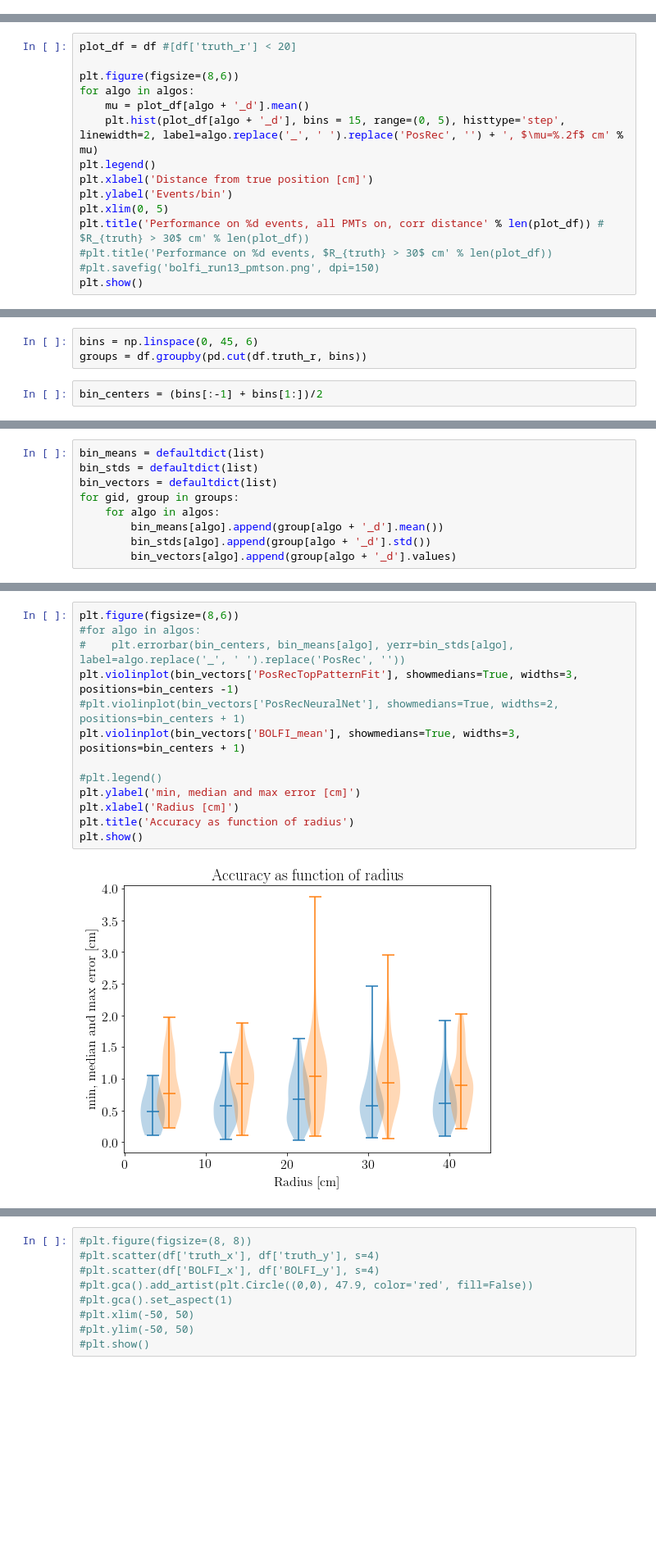
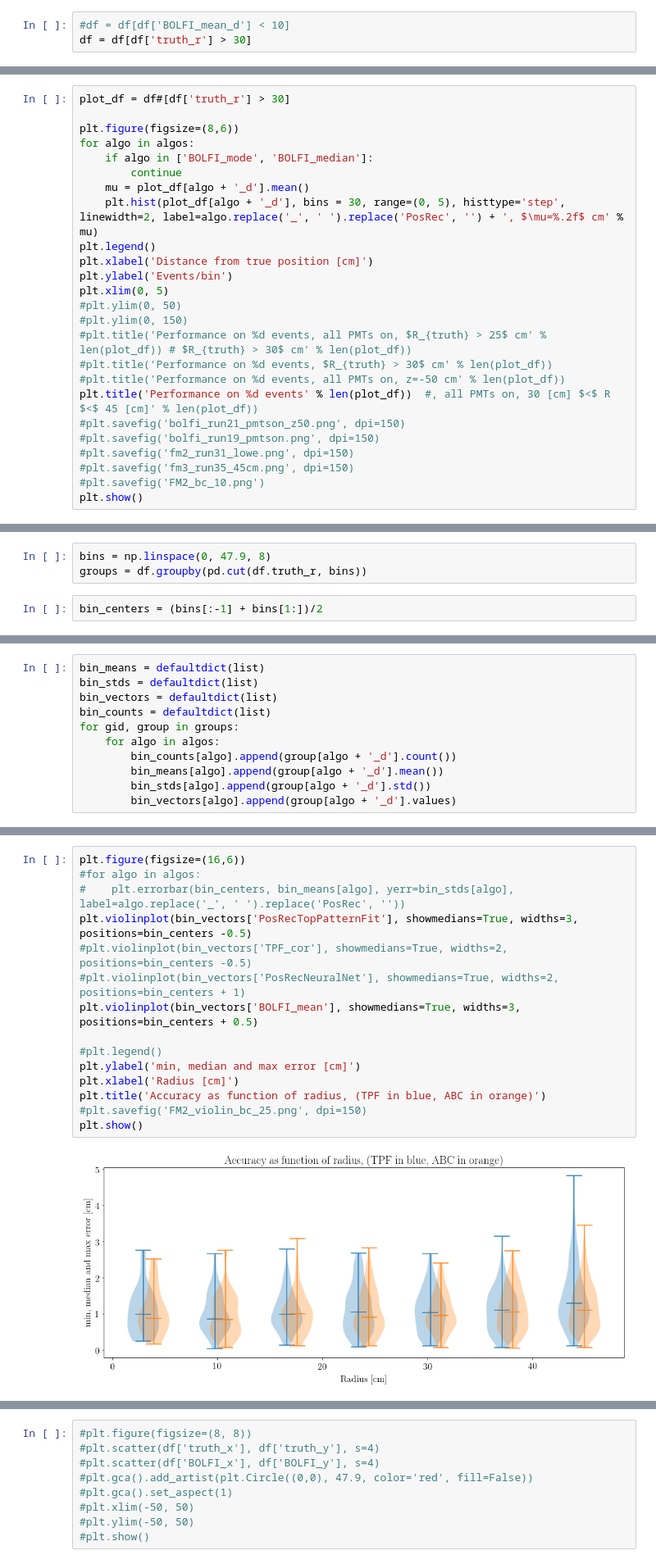
Before and after one commit to dbarg/helsinki_stockholm_collaboration, a Jupyter notebook: process_BOLFI_output.ipynb, the cells around one changed output, grey strips where cells are left out. Shown at 82% size. Saved outputs shown, nothing was run; the diff lists cells and outputs as text; blank space fills up the shorter version.

```diff
--- a/process_BOLFI_output.ipynb
+++ b/process_BOLFI_output.ipynb
@@ -75,0 +184,3 @@ PosRecNeuralNet 1.42 cm
+# %%
+#df = df[df['BOLFI_mean_d'] < 10]
+df = df[df['truth_r'] > 30]
@@ -76,16 +265,26 @@ PosRecNeuralNet 1.42 cm
 # %%
-plot_df = df #[df['truth_r'] < 20]
+plot_df = df#[df['truth_r'] > 30]
 
 plt.figure(figsize=(8,6))
 for algo in algos:
+    if algo in ['BOLFI_mode', 'BOLFI_median']:
+        continue
     mu = plot_df[algo + '_d'].mean()
-    plt.hist(plot_df[algo + '_d'], bins = 15, range=(0, 5), histtype='step', linewidth=2, label=algo.replace('_', ' ').replace('PosRec', '') + ', $\mu=%.2f$ cm' % mu)
+    plt.hist(plot_df[algo + '_d'], bins = 30, range=(0, 5), histtype='step', linewidth=2, label=algo.replace('_', ' ').replace('PosRec', '') + ', $\mu=%.2f$ cm' % mu)
 plt.legend()
 plt.xlabel('Distance from true position [cm]')
 plt.ylabel('Events/bin')
 plt.xlim(0, 5)
-plt.title('Performance on %d events, all PMTs on, corr distance' % len(plot_df)) # $R_{truth} > 30$ cm' % len(plot_df))
+#plt.ylim(0, 50)
+#plt.ylim(0, 150)
+#plt.title('Performance on %d events, all PMTs on, $R_{truth} > 25$ cm' % len(plot_df)) # $R_{truth} > 30$ cm' % len(plot_df))
 #plt.title('Performance on %d events, $R_{truth} > 30$ cm' % len(plot_df))
-#plt.savefig('bolfi_run13_pmtson.png', dpi=150)
+#plt.title('Performance on %d events, all PMTs on, z=-50 cm' % len(plot_df))
+plt.title('Performance on %d events' % len(plot_df))  #, all PMTs on, 30 [cm] $<$ R $<$ 45 [cm]' % len(plot_df))
+#plt.savefig('bolfi_run21_pmtson_z50.png', dpi=150)
+#plt.savefig('bolfi_run19_pmtson.png', dpi=150)
+#plt.savefig('fm2_run31_lowe.png', dpi=150)
+#plt.savefig('fm3_run35_45cm.png', dpi=150)
+#plt.savefig('FM2_bc_10.png')
 plt.show()
 # %% [output]
@@ -99,5 +348,5 @@ df.head()
 # %%
-bins = np.linspace(0, 45, 6)
+bins = np.linspace(0, 47.9, 8)
 groups = df.groupby(pd.cut(df.truth_r, bins))
 # %%
 bin_centers = (bins[:-1] + bins[1:])/2
@@ -105,8 +359,10 @@ bin_centers = (bins[:-1] + bins[1:])/2
 bin_means = defaultdict(list)
 bin_stds = defaultdict(list)
 bin_vectors = defaultdict(list)
+bin_counts = defaultdict(list)
 for gid, group in groups:
     for algo in algos:
+        bin_counts[algo].append(group[algo + '_d'].count())
         bin_means[algo].append(group[algo + '_d'].mean())
         bin_stds[algo].append(group[algo + '_d'].std())
         bin_vectors[algo].append(group[algo + '_d'].values)
@@ -121,15 +384,17 @@ bin_means['PosRecTopPatternFit']
 # %%
-plt.figure(figsize=(8,6))
+plt.figure(figsize=(16,6))
 #for algo in algos:
 #    plt.errorbar(bin_centers, bin_means[algo], yerr=bin_stds[algo], label=algo.replace('_', ' ').replace('PosRec', ''))
-plt.violinplot(bin_vectors['PosRecTopPatternFit'], showmedians=True, widths=3, positions=bin_centers -1)
+plt.violinplot(bin_vectors['PosRecTopPatternFit'], showmedians=True, widths=3, positions=bin_centers -0.5)
+#plt.violinplot(bin_vectors['TPF_cor'], showmedians=True, widths=2, positions=bin_centers -0.5)
 #plt.violinplot(bin_vectors['PosRecNeuralNet'], showmedians=True, widths=2, positions=bin_centers + 1)
-plt.violinplot(bin_vectors['BOLFI_mean'], showmedians=True, widths=3, positions=bin_centers + 1)
+plt.violinplot(bin_vectors['BOLFI_mean'], showmedians=True, widths=3, positions=bin_centers + 0.5)
 
 #plt.legend()
 plt.ylabel('min, median and max error [cm]')
 plt.xlabel('Radius [cm]')
-plt.title('Accuracy as function of radius')
+plt.title('Accuracy as function of radius, (TPF in blue, ABC in orange)')
+#plt.savefig('FM2_violin_bc_25.png', dpi=150)
 plt.show()
 # %% [output]
-[figure, old version]
+[figure, new version]
```
Also changed, not shown: parts of 34 cells of this notebook, 2 other files.
